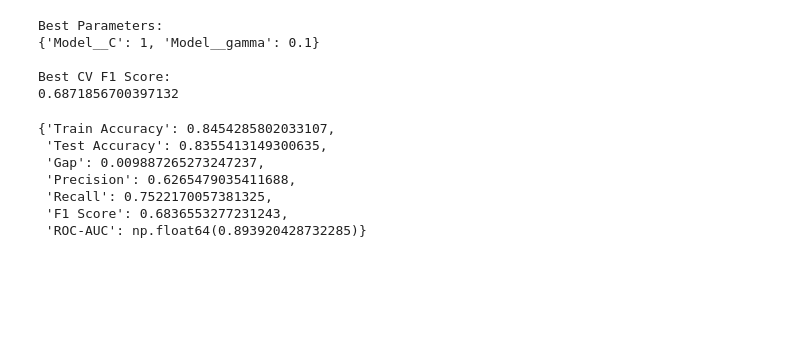
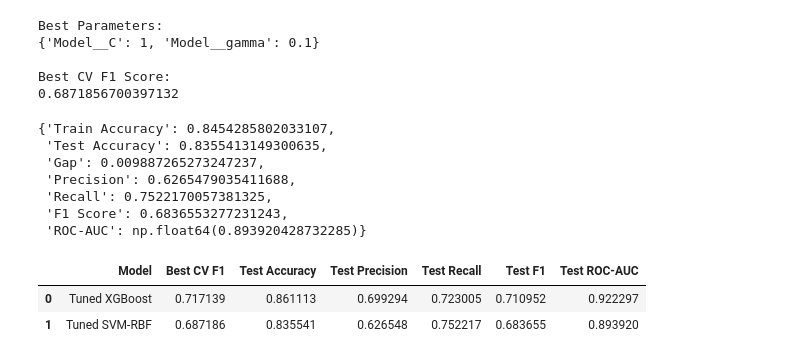
Before and after one commit to CrackGamed/Census_Income_ML_project, a Jupyter notebook: notebooks/CENSUS_INCOME.ipynb, the cells around one changed output. Drawn from its saved outputs; the diff is of its cells as text; code cells hidden in the pictures; blank space fills up the shorter version.

Commit message:
Tuned XGBoost - Deployment in Flask

```diff
--- a/notebooks/CENSUS_INCOME.ipynb
+++ b/notebooks/CENSUS_INCOME.ipynb
@@ -1543,3 +1543,37 @@ svm_rbf_tuned_results
  'Recall': 0.7522170057381325,
  'F1 Score': 0.6836553277231243,
  'ROC-AUC': np.float64(0.893920428732285)}
+# %%
+tuned_comparison = pd.DataFrame({
+    "Model": ["Tuned XGBoost", "Tuned SVM-RBF"],
+    "Best CV F1": [
+        xgb_grid.best_score_,
+        svm_rbf_grid.best_score_
+    ],
+    "Test Accuracy": [
+        xgb_tuned_results["Test Accuracy"],
+        svm_rbf_tuned_results["Test Accuracy"]
+    ],
+    "Test Precision": [
+        xgb_tuned_results["Precision"],
+        svm_rbf_tuned_results["Precision"]
+    ],
+    "Test Recall": [
+        xgb_tuned_results["Recall"],
+        svm_rbf_tuned_results["Recall"]
+    ],
+    "Test F1": [
+        xgb_tuned_results["F1 Score"],
+        svm_rbf_tuned_results["F1 Score"]
+    ],
+    "Test ROC-AUC": [
+        xgb_tuned_results["ROC-AUC"],
+        svm_rbf_tuned_results["ROC-AUC"]
+    ]
+})
+
+display(tuned_comparison)
+# %% [output]
+|  | Model | Best CV F1 | Test Accuracy | Test Precision | Test Recall | Test F1 | Test ROC-AUC |
+| 0 | Tuned XGBoost | 0.717139 | 0.861113 | 0.699294 | 0.723005 | 0.710952 | 0.922297 |
+| 1 | Tuned SVM-RBF | 0.687186 | 0.835541 | 0.626548 | 0.752217 | 0.683655 | 0.893920 |
```
Also changed, not shown: parts of 7 cells of this notebook, 5 other files.
